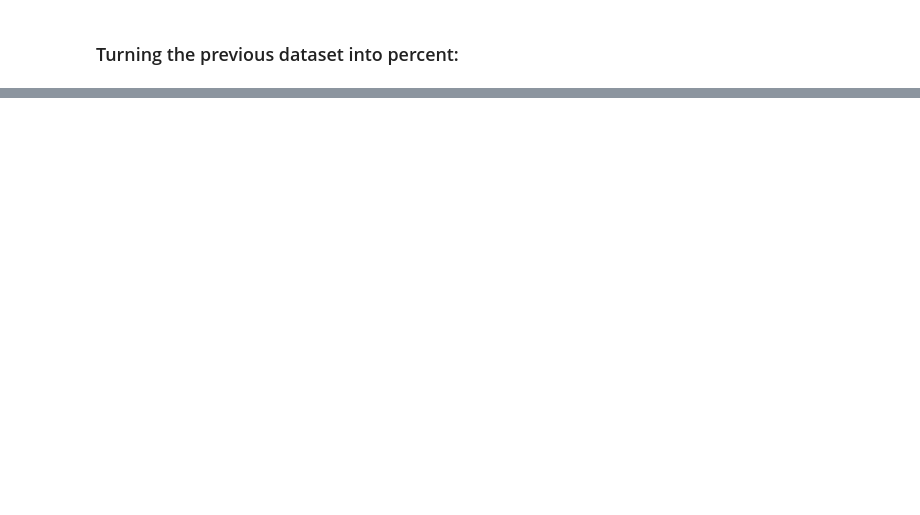
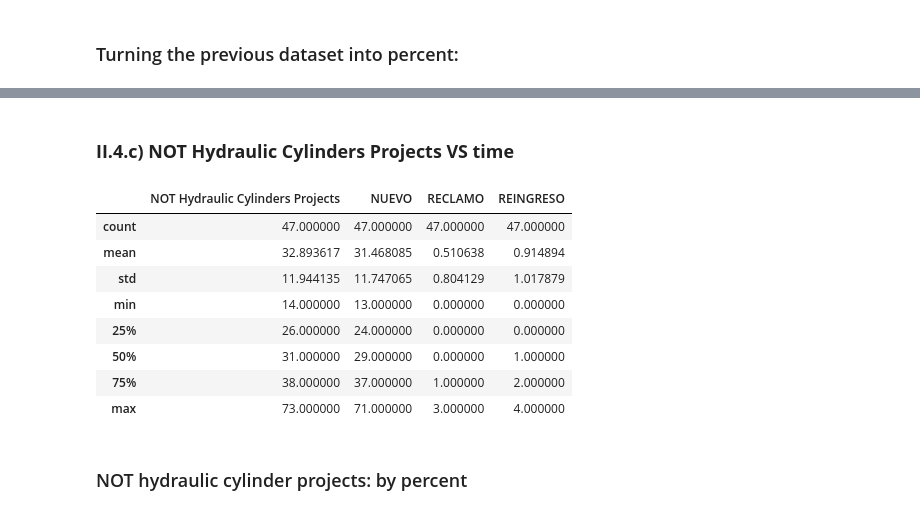
Before and after one commit to AutoMataX/ARG001_MechanicalWorkshop, a Jupyter notebook: EDA.ipynb, the cells around one changed output, grey strips where cells are left out. Drawn from its saved outputs; the diff is of its cells as text; code cells hidden in the pictures; blank space fills up the shorter version.

```diff
--- a/EDA.ipynb
+++ b/EDA.ipynb
@@ -199,0 +432,10 @@ dtype: float64
+# %%
+category_p = df_pj_h.iloc[:,1:].columns
+df_pj_h_p = pd.DataFrame()
+
+for c in category_p:
+
+    df_pj_h_p[c] = round((df_pj_h[c] / df_pj_h[df_pj_h.columns[0]])*100, 1)
+
+df_pj_h_p.to_csv('./data/HydraulicProjectsPercent_vs_time.csv')
+df_pj_h_p.describe()
@@ -199,0 +452,31 @@ dtype: float64
+# %% [markdown]
+### **II.4.c) NOT Hydraulic Cylinders Projects VS time**
+# %%
+# Projects by type: HYDRAULIC CYLINDERS
+
+df_pj_nh = df_not_hydraulic['año-mes'].value_counts().sort_index() # This returns a Series
+df_pj_nh = df_pj_nh.to_frame(name='NOT Hydraulic Cylinders Projects') # Series >>> pandas dataframe, the one to add the next ones.
+
+category_p = df_not_hydraulic['Tipo de ingreso'].unique()
+
+for c in category_p:
+
+    df_pj_c = df_not_hydraulic[df_not_hydraulic['Tipo de ingreso'] == c]['año-mes'].value_counts().sort_index() # This returns a Series
+    df_pj_c = df_pj_c.to_frame(name= c) # This turns the series into a pandas dataframe
+    df_pj_nh = pd.concat([df_pj_nh, df_pj_c], axis=1)
+
+df_pj_nh = df_pj_nh.fillna(0)
+df_pj_nh.to_csv('./data/NotHydraulicProjects_vs_time.csv')
+df_pj_nh.describe()
+# %% [output]
+|  | NOT Hydraulic Cylinders Projects | NUEVO | RECLAMO | REINGRESO |
+| count | 47.000000 | 47.000000 | 47.000000 | 47.000000 |
+| mean | 32.893617 | 31.468085 | 0.510638 | 0.914894 |
+| std | 11.944135 | 11.747065 | 0.804129 | 1.017879 |
+| min | 14.000000 | 13.000000 | 0.000000 | 0.000000 |
+| 25% | 26.000000 | 24.000000 | 0.000000 | 0.000000 |
+| 50% | 31.000000 | 29.000000 | 0.000000 | 1.000000 |
+| 75% | 38.000000 | 37.000000 | 1.000000 | 2.000000 |
+| max | 73.000000 | 71.000000 | 3.000000 | 4.000000 |
+# %% [markdown]
+### NOT hydraulic cylinder projects: by percent
```
Also changed, not shown: parts of 53 cells of this notebook, 9 other files.
